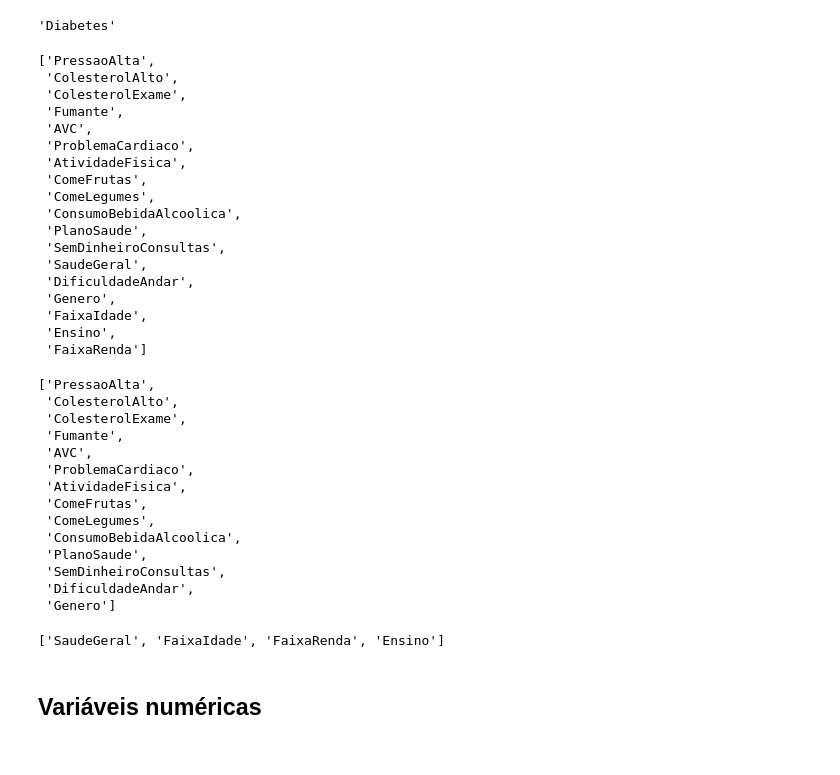
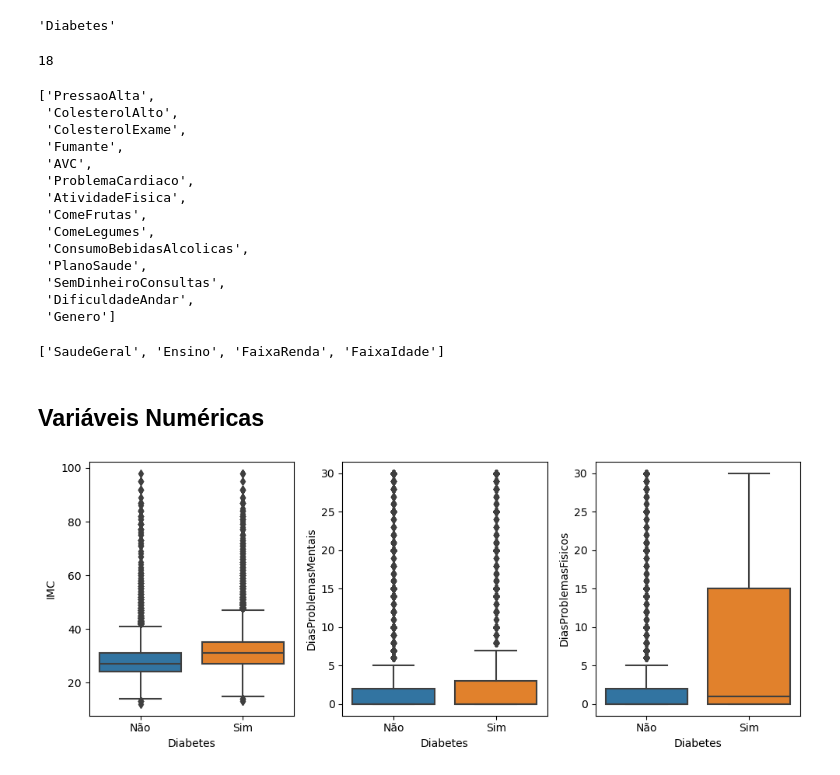
Before and after one commit to AndersonGregatti/projeto_teste, a Jupyter notebook: 01_fb_tratando_a_base.ipynb, the cells around one changed output. Drawn from its saved outputs; the diff is of its cells as text; code cells hidden in the pictures.

Commit message:
Adicionando base tratada com correção

```diff
--- a/01_fb_tratando_a_base.ipynb
+++ b/01_fb_tratando_a_base.ipynb
@@ -0,0 +172,7 @@
+# %%
+df_diabetes_tratado["SaudeGeral"] = pd.Categorical(
+    df_diabetes_tratado["SaudeGeral"],
+    ordered=True
+).rename_categories(["Excelente", "Muito boa", "Boa", "Aceitável", "Ruim"])
+
+df_diabetes_tratado["SaudeGeral"].head()
@@ -0,0 +284,5 @@
+# %%
+colunas_numericas = df_diabetes_tratado.select_dtypes(include='number').columns.tolist()
+
+
+colunas_numericas
@@ -0,0 +291,8 @@
+# %%
+for coluna in colunas_numericas:
+    df_diabetes_tratado[coluna] = pd.to_numeric(
+        df_diabetes_tratado[coluna],
+        downcast = "integer"
+    )
+
+df_diabetes_tratado.info()
@@ -34,9 +365,14 @@ Dicionário de variáveis:
 # %%
+"""
+
 import pandas as pd
 
-BASE_DIABETES_TRATADA ="./dados/diabetes_tratado.parquet"
+BASE_DIABETES_TRATADA =  ('./dados/diabetes_tratado.parquet')
 
 df_diabetes_tratado = pd.read_parquet(BASE_DIABETES_TRATADA)
 
 df_diabetes_tratado.head()
+
+
+"""
 # %% [output]
@@ -87,27 +417,10 @@ colunas_numericas
 coluna_alvo
 # %% [output]
 'Diabetes'
-# %%
-colunas_categoricas
-# %% [output]
-['PressaoAlta',
- 'ColesterolAlto',
- 'ColesterolExame',
- 'Fumante',
- 'AVC',
- 'ProblemaCardiaco',
- 'AtividadeFisica',
- 'ComeFrutas',
- 'ComeLegumes',
- 'ConsumoBebidaAlcoolica',
- 'PlanoSaude',
- 'SemDinheiroConsultas',
- 'SaudeGeral',
- 'DificuldadeAndar',
- 'Genero',
- 'FaixaIdade',
- 'Ensino',
- 'FaixaRenda']
+# %%
+len(colunas_categoricas)
+# %% [output]
+18
 # %%
 colunas_binarias
 # %% [output]
@@ -120,7 +433,7 @@ colunas_binarias
  'AtividadeFisica',
  'ComeFrutas',
  'ComeLegumes',
- 'ConsumoBebidaAlcoolica',
+ 'ConsumoBebidasAlcolicas',
  'PlanoSaude',
  'SemDinheiroConsultas',
  'DificuldadeAndar',
@@ -128,6 +441,20 @@ colunas_binarias
 # %%
 colunas_nao_binarias
 # %% [output]
-['SaudeGeral', 'FaixaIdade', 'FaixaRenda', 'Ensino']
+['SaudeGeral', 'Ensino', 'FaixaRenda', 'FaixaIdade']
 # %% [markdown]
-## Variáveis numéricas
+## Variáveis Numéricas
+# %%
+import matplotlib.pyplot as plt
+
+import seaborn as sns
+
+fig, axs = plt.subplots(1, 3, figsize=(10, 4))
+
+for ax, coluna in zip(axs, colunas_numericas):
+    sns.boxplot(data=df_diabetes_tratado, x=coluna_alvo, y=coluna, ax=ax)
+
+plt.tight_layout()
+plt.show()
+# %% [output]
+[figure, added]
```
Also changed, not shown: parts of 44 cells of this notebook.
